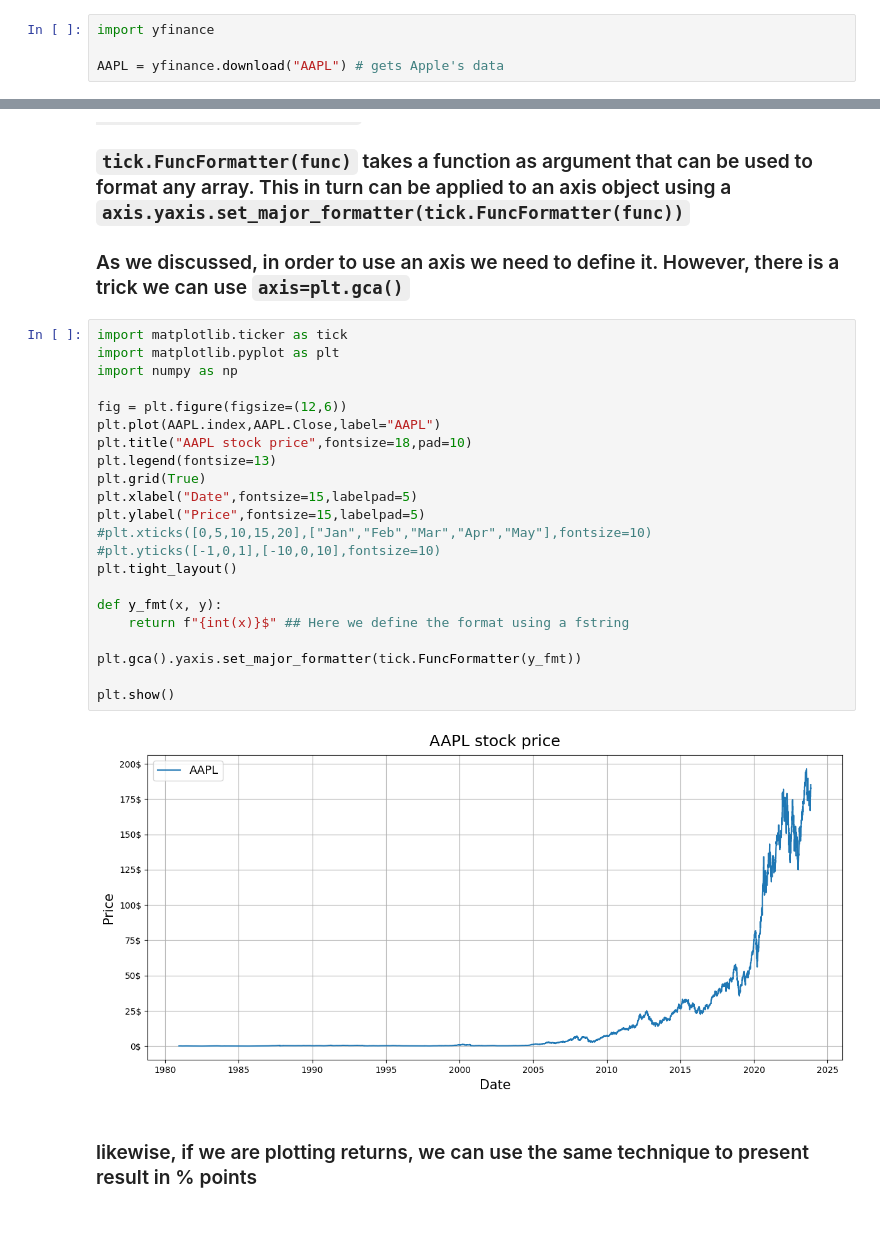
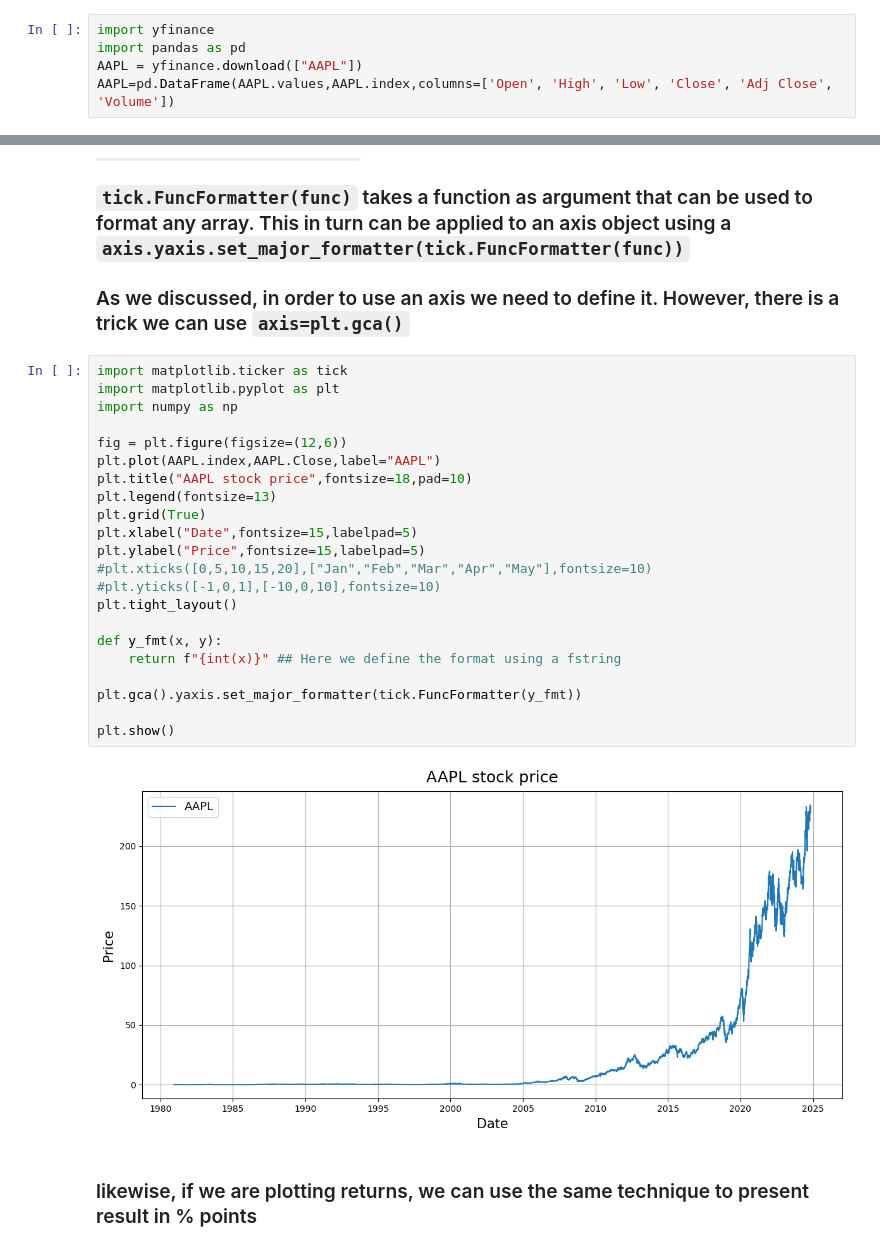
Before and after one commit to JackJacquier/python-for-finance, a Jupyter notebook: Session-4&5-Data-Pandas/plotting_tools.ipynb, the cells around one changed output, grey strips where cells are left out. Cells and saved outputs as stored; diff of their text form; blank space fills up the shorter version.

Commit message:
Fixes to yfinance.download and comparisson bewteen datetime and np.datatetime64 deprecated in numpy 2.X

```diff
--- a/Session-4&5-Data-Pandas/plotting_tools.ipynb
+++ b/Session-4&5-Data-Pandas/plotting_tools.ipynb
@@ -207,6 +208,7 @@ plt.show()
 # Plotting time-series
 # %%
 import yfinance
-
-AAPL = yfinance.download("AAPL") # gets Apple's data
+import pandas as pd
+AAPL = yfinance.download(["AAPL"])
+AAPL=pd.DataFrame(AAPL.values,AAPL.index,columns=['Open', 'High', 'Low', 'Close', 'Adj Close', 'Volume'])
 # %% [output]
@@ -238,27 +240,27 @@ plt.show()
 # %%
 import matplotlib.ticker as tick
 import matplotlib.pyplot as plt
 import numpy as np
 
 fig = plt.figure(figsize=(12,6))
 plt.plot(AAPL.index,AAPL.Close,label="AAPL")
 plt.title("AAPL stock price",fontsize=18,pad=10)
 plt.legend(fontsize=13)
 plt.grid(True)
 plt.xlabel("Date",fontsize=15,labelpad=5)
 plt.ylabel("Price",fontsize=15,labelpad=5)
 #plt.xticks([0,5,10,15,20],["Jan","Feb","Mar","Apr","May"],fontsize=10)
 #plt.yticks([-1,0,1],[-10,0,10],fontsize=10)
 plt.tight_layout()
 
 def y_fmt(x, y):
-    return f"{int(x)}$" ## Here we define the format using a fstring
+    return f"{int(x)}" ## Here we define the format using a fstring
 
 plt.gca().yaxis.set_major_formatter(tick.FuncFormatter(y_fmt))
 
 plt.show()
 # %% [output]
-[figure, old version]
+[figure, new version]
 # %% [markdown]
 ### likewise, if we are plotting returns, we can use the same technique to present result in % points
 # %%
```
Also changed, not shown: parts of 4 cells of this notebook, 2 other files.
